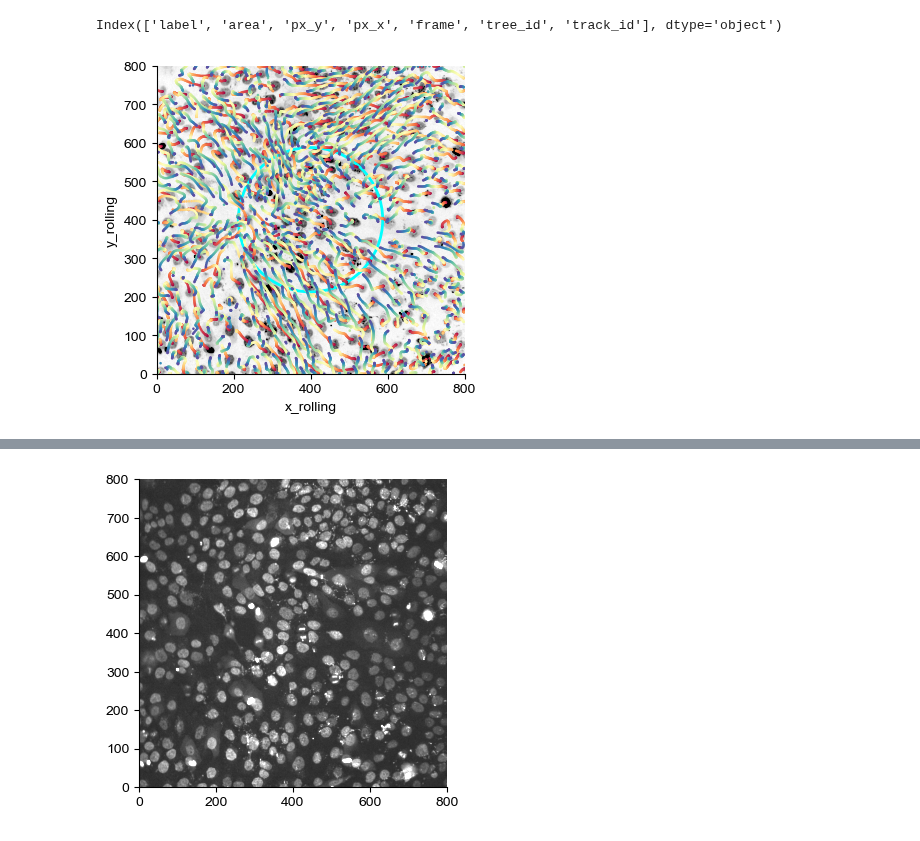
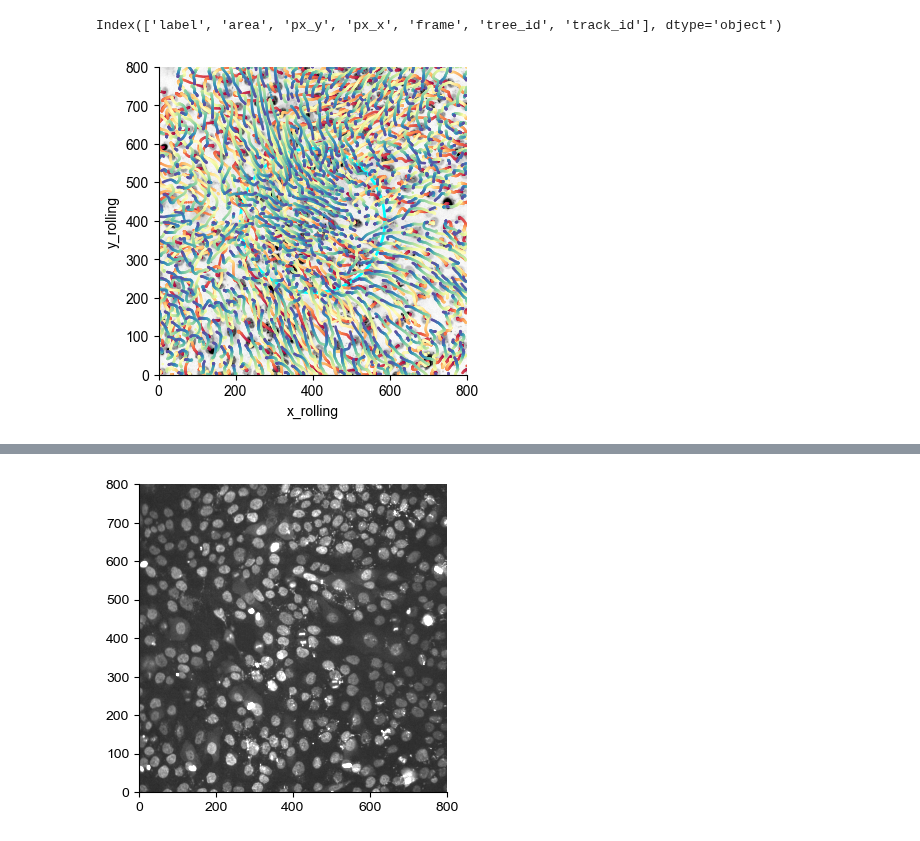
Before and after one commit to Harrison-Oatman/PyCLM, a Jupyter notebook: notebooks/cell_movement_vis.ipynb, the cells around one changed output, grey strips where cells are left out. Drawn from its saved outputs; the diff is of its cells as text; code cells hidden in the pictures.

```diff
--- a/notebooks/cell_movement_vis.ipynb
+++ b/notebooks/cell_movement_vis.ipynb
@@ -35,29 +59,29 @@ Index(['label', 'area', 'px_y', 'px_x', 'frame', 'tree_id', 'track_id'], dtype='
 # %%
 from matplotlib.patches import Circle
 
 
 ss = tracks[tracks["px_x"].between(400, 1200) & tracks["px_y"].between(400, 1200)].copy()
 ss = ss.sort_values("frame")
 ss["x_rolling"] = ss.groupby("track_id").rolling(window=5, min_periods=1)["px_x"].mean().reset_index(level=0, drop=True) - 400
 ss["y_rolling"] = ss.groupby("track_id").rolling(window=5, min_periods=1)["px_y"].mean().reset_index(level=0, drop=True) - 400
-ss = ss[ss["frame"] < 12*6]
+ss = ss[ss["frame"] < 12*10]
 
 fig, ax = plt.subplots(1, 1, figsize=(4, 4))
 
 plt.xlim(0, 800)
 plt.ylim(0, 800)
 plt.gca().set_aspect('equal')
 circle = Circle((400, 400), 187.5, color="cyan", fill=False, lw=2)
 
 plt.imshow(arr[0, 0, 400:1200, 400:1200], cmap="binary", vmin=500, vmax=3000)
 plt.gca().add_patch(circle)
 sns.scatterplot(ss, x="x_rolling", y="y_rolling", hue="frame", legend=False, palette="Spectral", linewidth=0.0, s=3.5)
 
 
 plt.savefig(savepath / "circle_movement_all.pdf")
 plt.show()
 # %% [output]
-[figure, old version]
+[figure, new version]
 # %%
 fig, ax = plt.subplots(1, 1, figsize=(4, 4))
 
```
Also changed, not shown: parts of 3 cells of this notebook.
